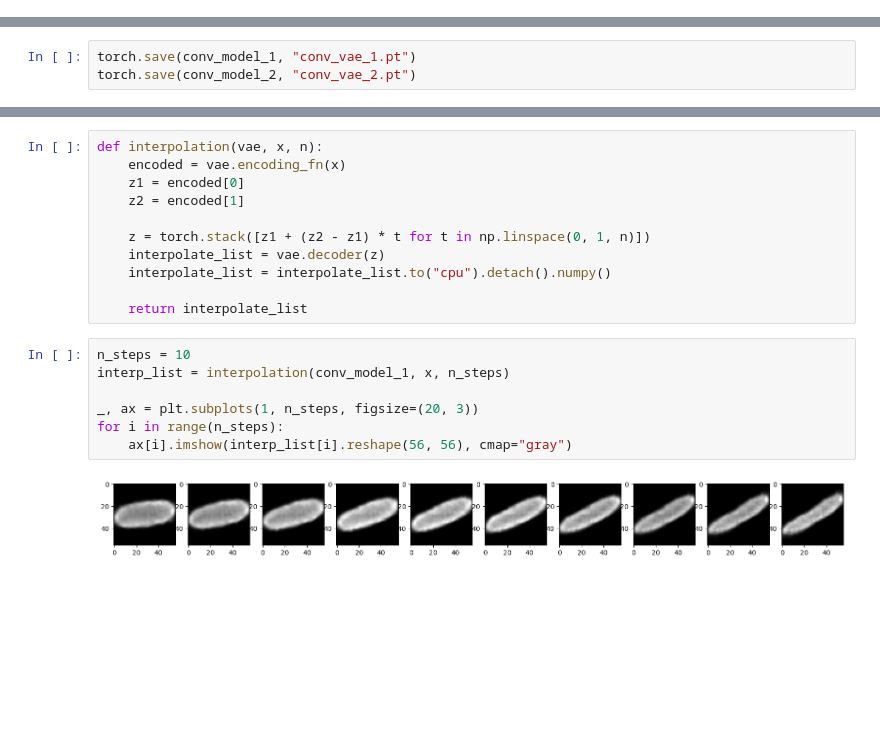
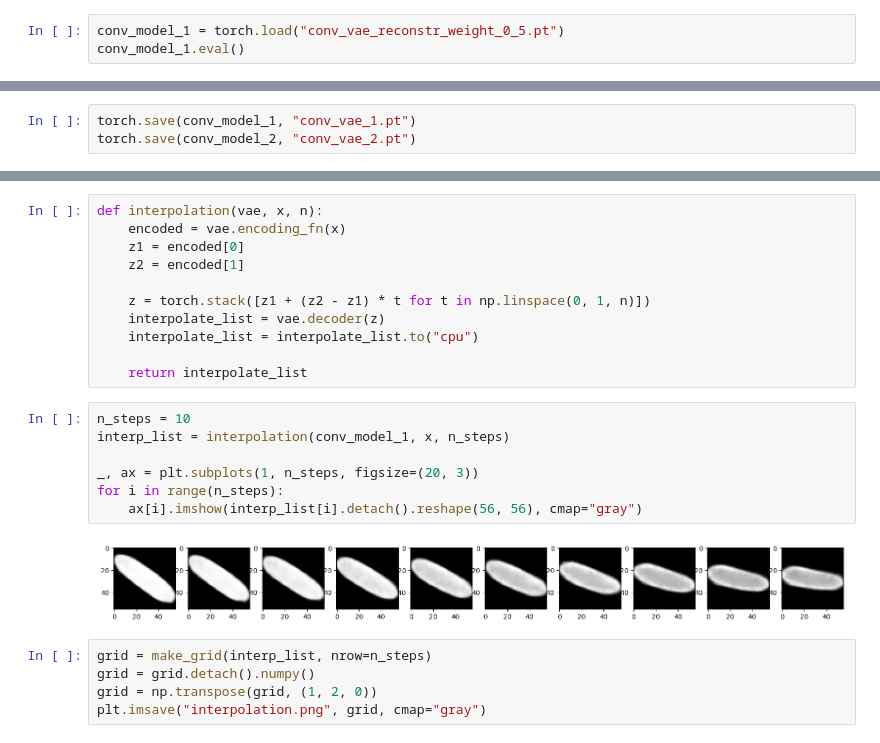
Before and after one commit to anghol/vae-cells, a Jupyter notebook: notebooks/vae_for_cells.ipynb, the cells around one changed output, grey strips where cells are left out. Saved outputs shown, nothing was run; the diff lists cells and outputs as text; blank space fills up the shorter version.

```diff
--- a/notebooks/vae_for_cells.ipynb
+++ b/notebooks/vae_for_cells.ipynb
@@ -198,4 +198,7 @@ hplt.plot_original_and_decoded(conv_model_1, train_loader, 10, DEVICE)
 [figure]
 # %% [markdown]
 ## Generate new images
+# %%
+conv_model_1 = torch.load("conv_vae_reconstr_weight_0_5.pt")
+conv_model_1.eval()
 # %%
@@ -224,15 +227,20 @@ def interpolation(vae, x, n):
 
     z = torch.stack([z1 + (z2 - z1) * t for t in np.linspace(0, 1, n)])
     interpolate_list = vae.decoder(z)
-    interpolate_list = interpolate_list.to("cpu").detach().numpy()
+    interpolate_list = interpolate_list.to("cpu")
 
     return interpolate_list
 # %%
 n_steps = 10
 interp_list = interpolation(conv_model_1, x, n_steps)
 
 _, ax = plt.subplots(1, n_steps, figsize=(20, 3))
 for i in range(n_steps):
-    ax[i].imshow(interp_list[i].reshape(56, 56), cmap="gray")
+    ax[i].imshow(interp_list[i].detach().reshape(56, 56), cmap="gray")
 # %% [output]
-[figure, old version]
+[figure, new version]
+# %%
+grid = make_grid(interp_list, nrow=n_steps)
+grid = grid.detach().numpy()
+grid = np.transpose(grid, (1, 2, 0))
+plt.imsave("interpolation.png", grid, cmap="gray")
```
Also changed, not shown: parts of 7 cells of this notebook, 5 other files.
